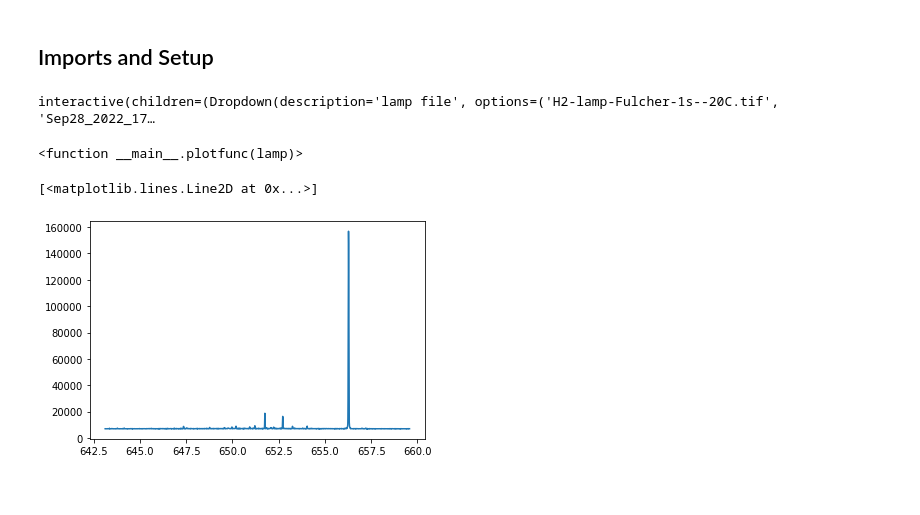
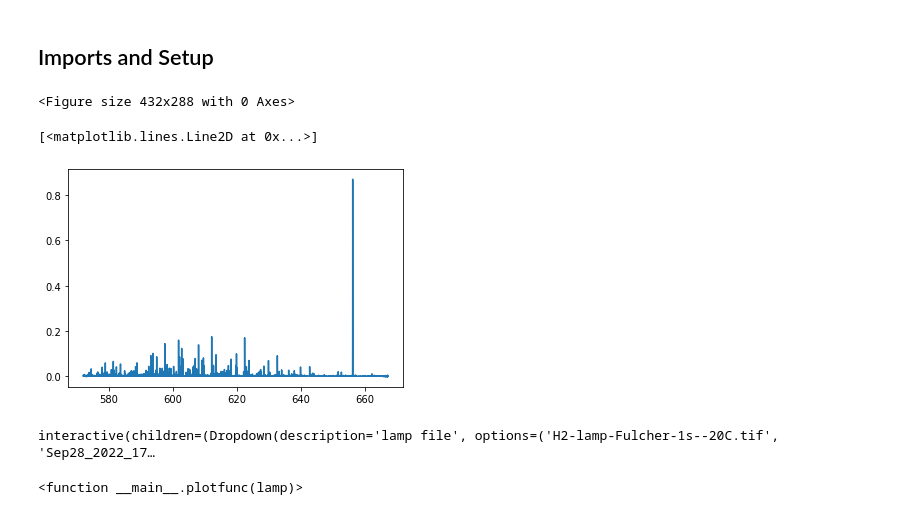
Before and after one commit to queezz/echelle_spectra, a Jupyter notebook: src/echelle_spectra/examples/3.4_Wavelength_echelle_spectra copy.ipynb, the cells around one changed output. Saved outputs shown, nothing was run; the diff lists cells and outputs as text; code cells hidden in the pictures.

Commit message:
example 3.4 - new echelle - background works.

```diff
--- a/src/echelle_spectra/examples/3.4_Wavelength_echelle_spectra copy.ipynb
+++ b/src/echelle_spectra/examples/3.4_Wavelength_echelle_spectra copy.ipynb
@@ -28,9 +25,7 @@ files_fujii = {
 # %%
 %run ../tools/echelle.py
 folder = './data'
-#crop = [1400,2600]
-#files_fujii['orders'] = "pattern_fujii.txt"
 crop = [1300,2950]
 files_fujii['orders'] = "pattern_fujii-1.txt"
-cb = Calibrations(folder,files_fujii,spec='fujii',dv=17,crop=crop)
+cb = Calibrations(folder,files_fujii,spec='fujii',dv=17,crop=crop,exptime=0.1)
 cb.start()
@@ -45,9 +32,37 @@ sphrbg.calculate_order_spectra()
 # %%
 bpth = './data'
-lamps = ['H2-lamp-Fulcher-1s--20C.tif','Sep28_2022_174758_100ms_ThAr.tif','Sep29_2022_191811_5ms_FeNe.tif','Sep29_2022_191832_100ms_FeNe.tif']
-
-h2 = EchelleImage(os.path.join(bpth,lamps[0]),clbr=cb,spec='fujii',crop=crop)
-h2.calculate_order_spectra()
-h2.calculate_spectra()
+lamps = [
+    'H2-lamp-Fulcher-1s--20C.tif',
+    'Sep28_2022_174758_100ms_ThAr.tif',
+    'Sep29_2022_191811_5ms_FeNe.tif',
+    'Sep29_2022_191832_100ms_FeNe.tif'
+]
+bkgs = [
+    'Sep28_2022_173617_1s_H2-dark.tif',
+    'Sep28_2022_174844_100ms_ThAr-dark.tif',
+    'Sep29_2022_191811_5ms_FeNe.tif',
+    'Sep28_2022_174844_100ms_ThAr-dark.tif'
+]
+echkws = {
+    'clbr':cb,
+    'spec':'fujii',
+    'crop':crop
+}
+# %%
+%run ../tools/echelle.py
+
+i = 0
+#em = EchelleImage(os.path.join(bpth,lamps[i]),bg=os.path.join(bpth,bkgs[0]),**echkws)
+em = EchelleImage(os.path.join(bpth,lamps[i]),**echkws)
+bg = EchelleImage(os.path.join(bpth,bkgs[i]),**echkws)
+#em.plot_frame(0)
+# %% [output]
+<Figure size 432x288 with 0 Axes>
+# %%
+sp = Spectrum(em)
+plt.plot(sp.wavelength,sp.wm[0]-spbg.wm[0])
+# %% [output]
+[<matplotlib.lines.Line2D at 0x...>]
+[figure, added]
 # %%
 def plotfunc(lamp):
@@ -68,11 +83,3 @@ interact(plotfunc, lamp = widgets.Dropdown(options=lamps,description='lamp file'
 # %% [output]
 interactive(children=(Dropdown(description='lamp file', options=('H2-lamp-Fulcher-1s--20C.tif', 'Sep28_2022_17…
 <function __main__.plotfunc(lamp)>
-# %%
-order = 11
-y = h2.order_spectra[0][order]
-x = cb.order_wavel[order]
-plt.plot(x,y)
-# %% [output]
-[<matplotlib.lines.Line2D at 0x...>]
-[figure, removed]
```
Also changed, not shown: parts of 14 cells of this notebook, 2 other files.
